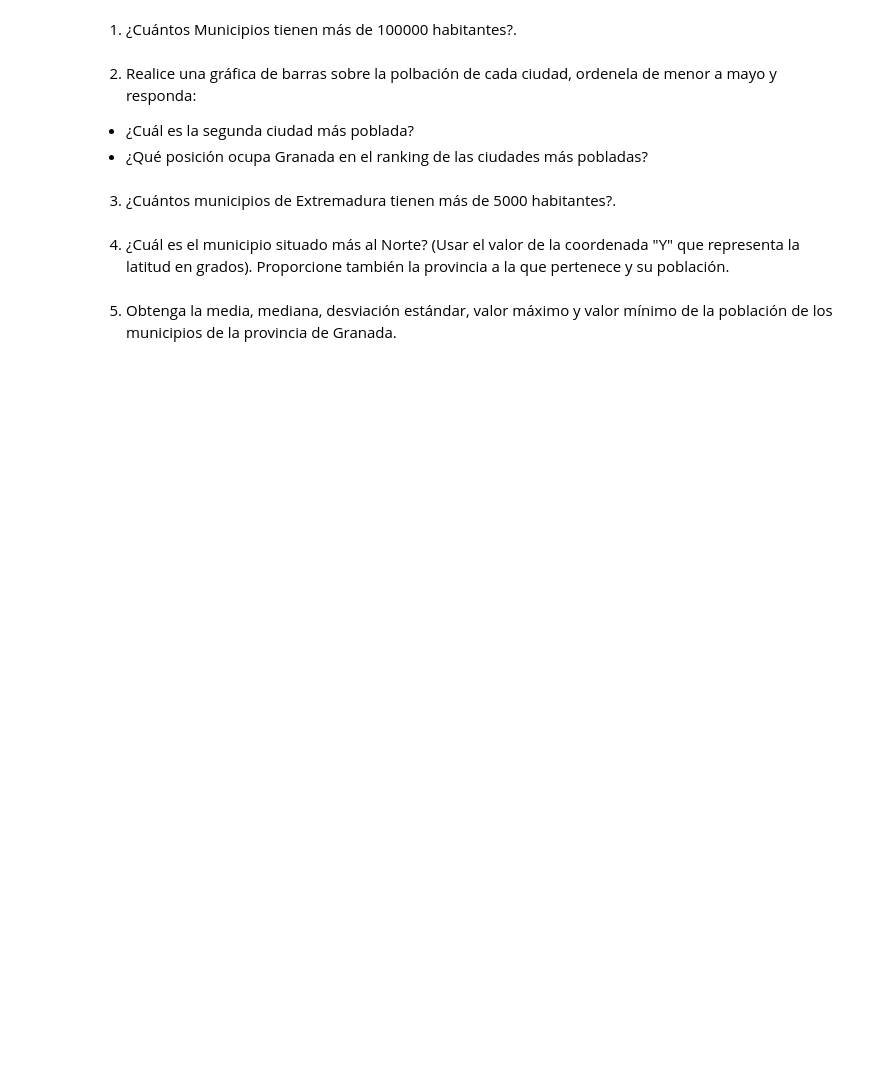
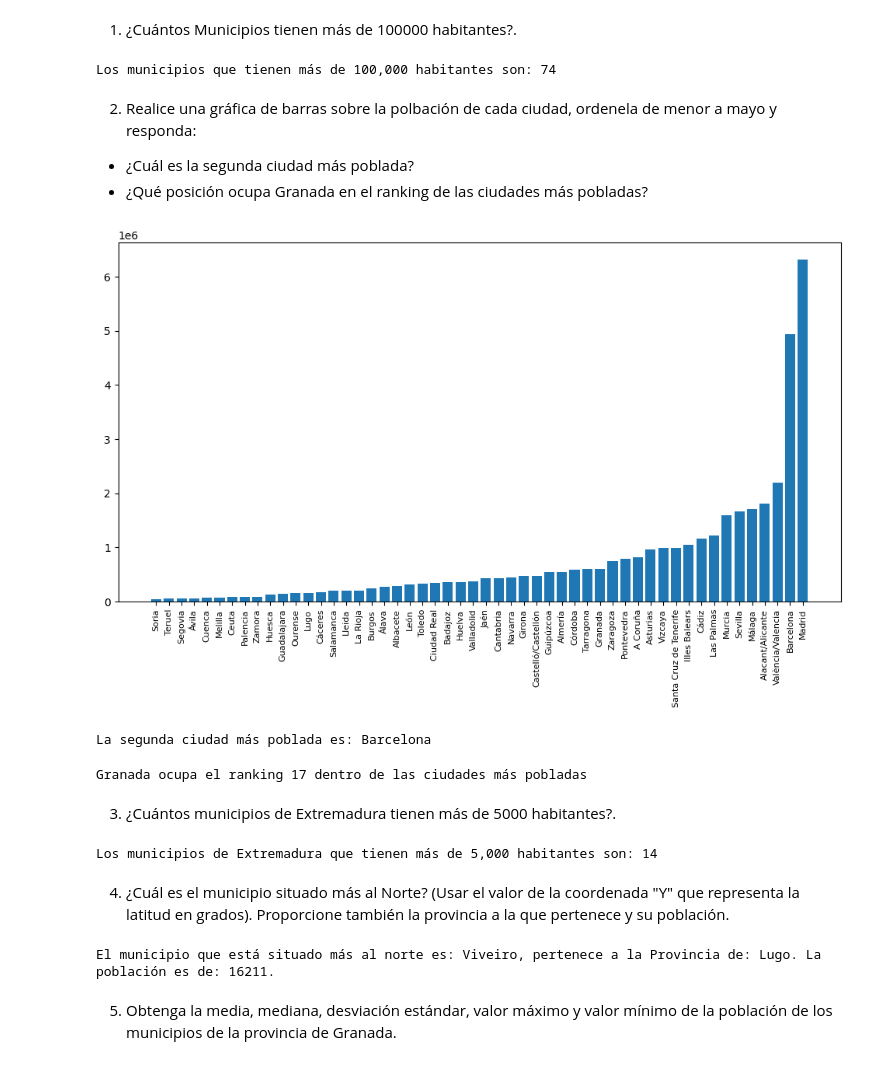
Before and after one commit to nixonclaudio/tarea3_analisis_datos_python, a Jupyter notebook: tarea3_Analisis_Datos_Python/tarea3_analisis_datos_python.ipynb, the cells around one changed output. Cells and saved outputs as stored; diff of their text form; code cells hidden in the pictures; blank space fills up the shorter version.

```diff
--- a/tarea3_Analisis_Datos_Python/tarea3_analisis_datos_python.ipynb
+++ b/tarea3_Analisis_Datos_Python/tarea3_analisis_datos_python.ipynb
@@ -146,3 +146,7 @@ import os
 os.getcwd()
 # %% [output]
 'd:\\Archivos Nixon\\BAKUP NIXON\\Maestría en Data Science\\1 Trimestre primero DS\\Ciencia de Datos en Python\\Tareas_CDP\\Tarea3.cdp\\tarea3_Analisis_Datos_Python'
+# %%
+#es necesario utilizar el comando de pandas read_csv para leer el archivo deseado, para convertirlo en un data frame, en este caso *NucleosPoblacion.csv*
+
+df = pd.read_csv('NucleosPoblacion.csv')
@@ -149,12 +169,59 @@ os.getcwd()
+# %%
+# A continuación será necesario dejar que los datos estén en enteros
+df['Poblacion'] = df.Poblacion.astype(int)
+df['CodMun'] = df.CodMun.astype(int)
+df['CodProvin'] = df.CodProvin.astype(int)
+df['Provincia'] = df.Provincia.astype(str)
 # %% [markdown]
 1) ¿Cuántos Municipios tienen más de 100000 habitantes?.
+# %%
+habitat = df.groupby(by = ['CodMun']).agg({'Poblacion': 'sum'} )
+habitat2 = habitat[habitat.Poblacion >100000]
+print("Los municipios que tienen más de 100,000 habitantes son: {ha}".format(ha=len(habitat2 )))
+# %% [output]
+Los municipios que tienen más de 100,000 habitantes son: 74
 # %% [markdown]
 2) Realice una gráfica de barras sobre la polbación de cada ciudad, ordenela de menor a mayo y responda:
 * ¿Cuál es la segunda ciudad más poblada?
 * ¿Qué posición ocupa Granada en el ranking de las ciudades más pobladas?
+# %%
+df_figura = df.groupby('Provincia').agg({'Poblacion': 'sum'}).sort_values('Poblacion', ascending = True)
+plt.figure(figsize=(12, 6))
+plt.bar(df_figura.index, df_figura['Poblacion'])
+plt.xticks(rotation=90, fontsize=8) # es importante rotar las etiquetas del eje x
+plt.show()
+# %% [output]
+[figure, added]
+# %%
+# P1 ¿Cuál es la segunda ciudad más poblada? de acuerdo al gráfico es Barcelona
+
+print("La segunda ciudad más poblada es: {ciudad}".format(ciudad = df_figura.index[len(df_figura)-2] ))
+# %% [output]
+La segunda ciudad más poblada es: Barcelona
+# %%
+# p2 ¿Qué Posición ocupa Granada en el ranking de las ciudades más pobladas?, de acuerdo al gráfico Granada tiene la posición 17
+
+for i, ciud in enumerate(df_figura.sort_values('Poblacion', ascending = False).index):
+    if ciud == 'Granada':
+        ranking = i+1
+print('Granada ocupa el ranking', ranking, 'dentro de las ciudades más pobladas')
+# %% [output]
+Granada ocupa el ranking 17 dentro de las ciudades más pobladas
 # %% [markdown]
 3) ¿Cuántos municipios de Extremadura tienen más de 5000 habitantes?.
+# %%
+df2 = df[(df.Provincia == "Cáceres")| (df.Provincia == "Badajoz")  & (df.Poblacion > 5000)]
+print("Los municipios de Extremadura que tienen más de 5,000 habitantes son: {mun}".format(mun = len(df2)) )
+# %% [output]
+Los municipios de Extremadura que tienen más de 5,000 habitantes son: 14
 # %% [markdown]
 4) ¿Cuál es el municipio situado más al Norte? (Usar el valor de la coordenada "Y" que representa la latitud en grados). Proporcione también la provincia a la que pertenece y su población.
+# %%
+muni_nort = df.loc[df['Y'].idxmax()]
+dfa= pd.DataFrame(muni_nort).reset_index(inplace = False).rename(columns={104:"informacion", "index":"data"} )
+print("El municipio que está situado más al norte es: {}, pertenece a la Provincia de: {}. La población es de: {}.  "\
+      .format(dfa.iloc[5,1],dfa.iloc[7,1],dfa.iloc[3,1]  ) )
+# %% [output]
+El municipio que está situado más al norte es: Viveiro, pertenece a la Provincia de: Lugo. La población es de: 16211.
 # %% [markdown]
 5) Obtenga la media, mediana, desviación estándar, valor máximo y valor mínimo de la población de los municipios de la provincia de Granada.
```
Also changed, not shown: parts of 7 cells of this notebook.
